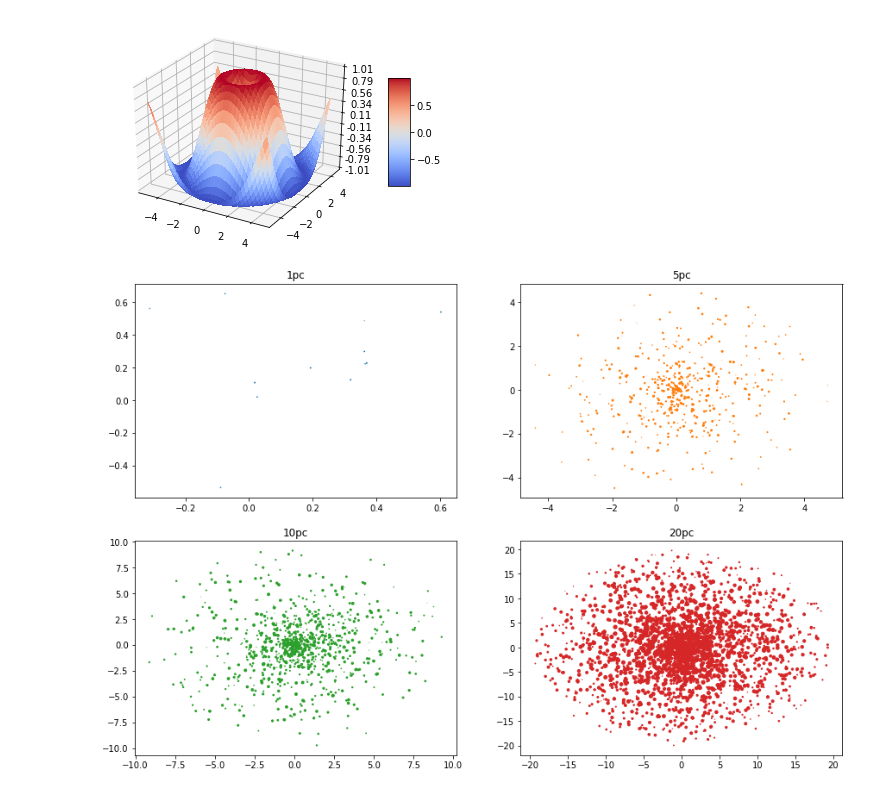
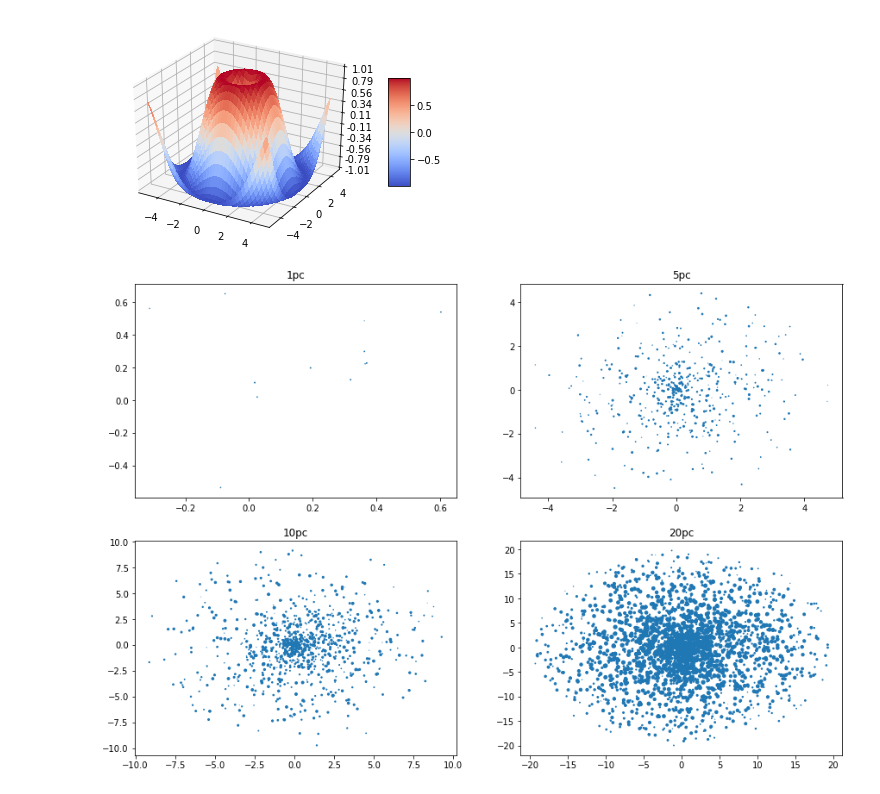
Before and after one commit to lauramv1832/Gaia, a Jupyter notebook: Gaia.ipynb, the cells around one changed output. Cells and saved outputs as stored; diff of their text form; code cells hidden in the pictures.

```diff
--- a/Gaia.ipynb
+++ b/Gaia.ipynb
@@ -104,3 +123,18 @@ N = len(one_degree_box)
 print('Data loaded. Contains {} samles.'.format(N))
 # %% [output]
 Data loaded. Contains 2987 samles.
+# %%
+#how many parallaxes are negative?
+import math
+#greater than 0 parallax
+above = one_degree_box[ 0 < one_degree_box.parallax]
+#less than 0 parallax
+below = one_degree_box[ 0 >= one_degree_box.parallax]
+
+a = above.shape[0]
+b = below.shape[0]
+
+print(a)
+print(b)
+
+b / (b+a)
@@ -333,7 +371,7 @@ plt.show()
 # %%
 #1pc = d = 1/p, 1pc = 1/p = 1arcsec so p >= 1000 miliarcseconds
 data_frame = pd.read_csv("1pc.csv")
-one = data_frame[['ra', 'dec', 'parallax', 'parallax_error', 'b', 'l']]
+one = data_frame[['ra', 'dec', 'parallax', 'parallax_error', 'phot_g_mean_mag', 'b', 'l']]
 one.loc[:, 'parallax_arcsec'] = one['parallax'].apply(lambda x: x*.001)
 one.loc[:, 'R'] = one['parallax_arcsec'].apply(distance)
 one.loc[:, 'x'] = one.apply(lambda r: x(r['R'], r['b'], r['l']), axis=1)
@@ -356,34 +394,34 @@ data_frame = pd.read_csv("10pc.csv")
 ten = data_frame[['ra', 'dec', 'parallax', 'parallax_error', 'b', 'l']]
 ten.loc[:, 'parallax_arcsec'] = ten['parallax'].apply(lambda x: x*.001)
 ten.loc[:, 'R'] = ten['parallax_arcsec'].apply(distance)
 ten.loc[:, 'x'] = ten.apply(lambda r: x(r['R'], r['b'], r['l']), axis=1)
 ten.loc[:, 'y'] = ten.apply(lambda r: y(r['R'], r['b'], r['l']), axis=1)
 ten.loc[:, 'z'] = ten.apply(lambda r: z(r['R'], r['b']), axis=1)
 #plt.scatter(ten['x'], ten['y'], ten['z'])
 
 #20pc
 data_frame = pd.read_csv("20pc.csv")
 twenty = data_frame[['ra', 'dec', 'parallax', 'parallax_error', 'b', 'l']]
 twenty.loc[:, 'parallax_arcsec'] = twenty['parallax'].apply(lambda x: x*.001)
 twenty.loc[:, 'R'] = twenty['parallax_arcsec'].apply(distance)
 twenty.loc[:, 'x'] = twenty.apply(lambda r: x(r['R'], r['b'], r['l']), axis=1)
 twenty.loc[:, 'y'] = twenty.apply(lambda r: y(r['R'], r['b'], r['l']), axis=1)
 twenty.loc[:, 'z'] = twenty.apply(lambda r: z(r['R'], r['b']), axis=1)
 #plt.scatter(twenty['x'], twenty['y'], twenty['z'])
 
 fig, axs = plt.subplots(2, 2)
 #first = plt.scatter(one['x'], one['y'], one['z'])
 axs[0, 0].scatter(one['x'], one['y'], one['z'])
 axs[0, 0].set_title('1pc')
-axs[0, 1].scatter(five['x'], five['y'], five['z'], 'tab:orange')
+axs[0, 1].scatter(five['x'], five['y'], five['z'])
 axs[0, 1].set_title('5pc')
-axs[1, 0].scatter(ten['x'], ten['y'], ten['z'], 'tab:green')
+axs[1, 0].scatter(ten['x'], ten['y'], ten['z'])
 axs[1, 0].set_title('10pc')
-axs[1, 1].scatter(twenty['x'], twenty['y'], twenty['z'], 'tab:red')
+axs[1, 1].scatter(twenty['x'], twenty['y'], twenty['z'])
 axs[1, 1].set_title('20pc')
 #left, bottom, right, top
 plt.subplots_adjust(0.4, 0.4, 2.3, 2.3)
 #for ax in axs.flat:
 #    ax.set(xlabel='x-label', ylabel='y-label')
 # %% [output]
-[figure, old version]
+[figure, new version]
```
Also changed, not shown: parts of 11 cells of this notebook.
